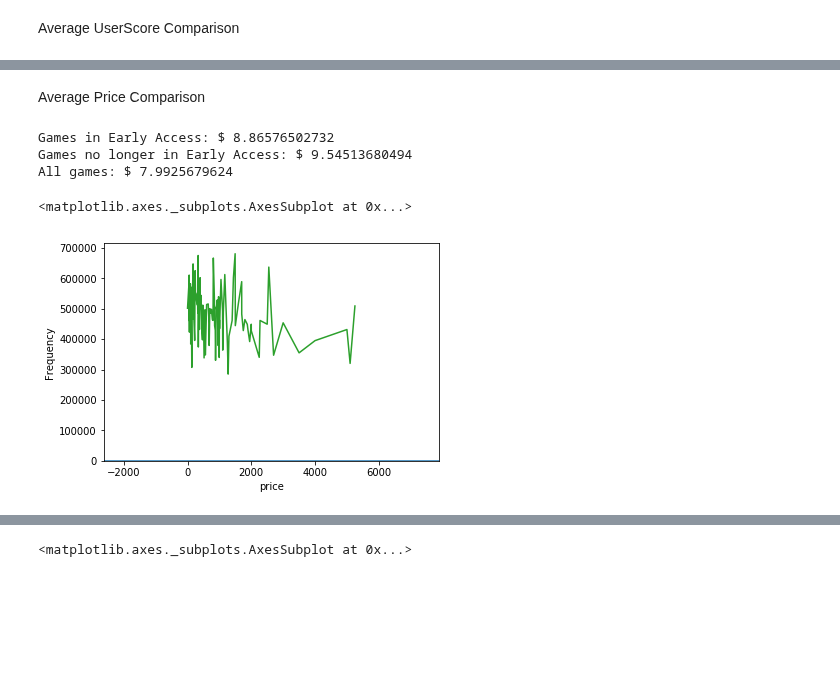
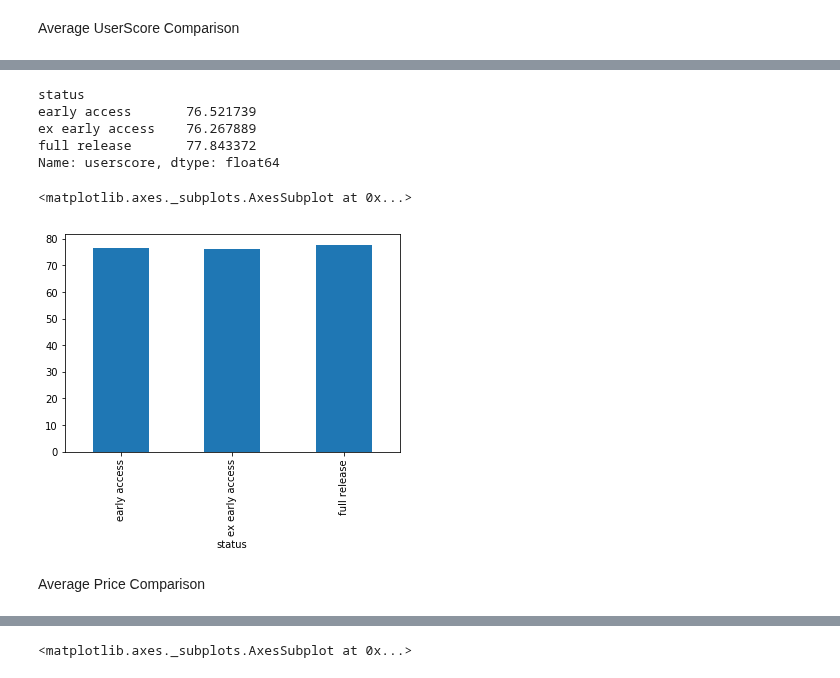
Before and after one commit to UNCG-CSE/SteamConnect, a Jupyter notebook: code/Stats.ipynb, the cells around one changed output, grey strips where cells are left out. Drawn from its saved outputs; the diff is of its cells as text; code cells hidden in the pictures; blank space fills up the shorter version.

```diff
--- a/code/Stats.ipynb
+++ b/code/Stats.ipynb
@@ -59,19 +68,16 @@ full release       73.056467
 Name: userscore, dtype: float64
 <matplotlib.axes._subplots.AxesSubplot at 0x...>
 [figure]
+# %%
+print grouped['userscore'].median()
+grouped['userscore'].median().plot(kind= 'bar')
+# %% [output]
+status
+early access       76.521739
+ex early access    76.267889
+full release       77.843372
+Name: userscore, dtype: float64
+<matplotlib.axes._subplots.AxesSubplot at 0x...>
+[figure, added]
 # %% [markdown]
 Average Price Comparison
-# %%
-print 'Games in Early Access: $', early['price'].mean() /100
-print 'Games no longer in Early Access: $', ex_early['price'].mean() /100
-print 'All games: $', games['price'].mean() /100
-# %% [output]
-Games in Early Access: $ 8.86576502732
-Games no longer in Early Access: $ 9.54513680494
-All games: $ 7.9925679624
-# %%
-early.price.plot(kind = 'kde')
-early.price.plot(kind = 'hist', normed = True)
-# %% [output]
-<matplotlib.axes._subplots.AxesSubplot at 0x...>
-[figure, removed]
```
Also changed, not shown: parts of 10 cells of this notebook.
